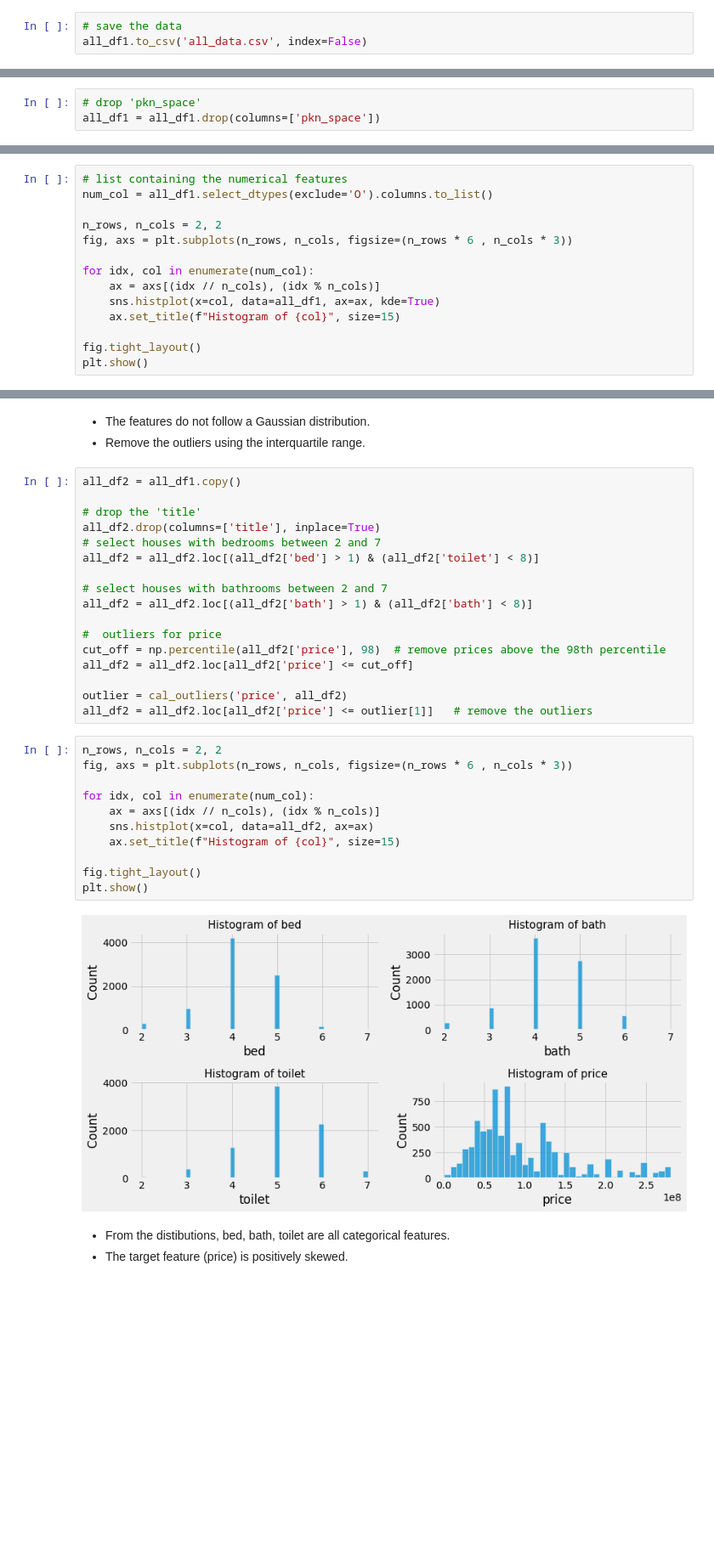
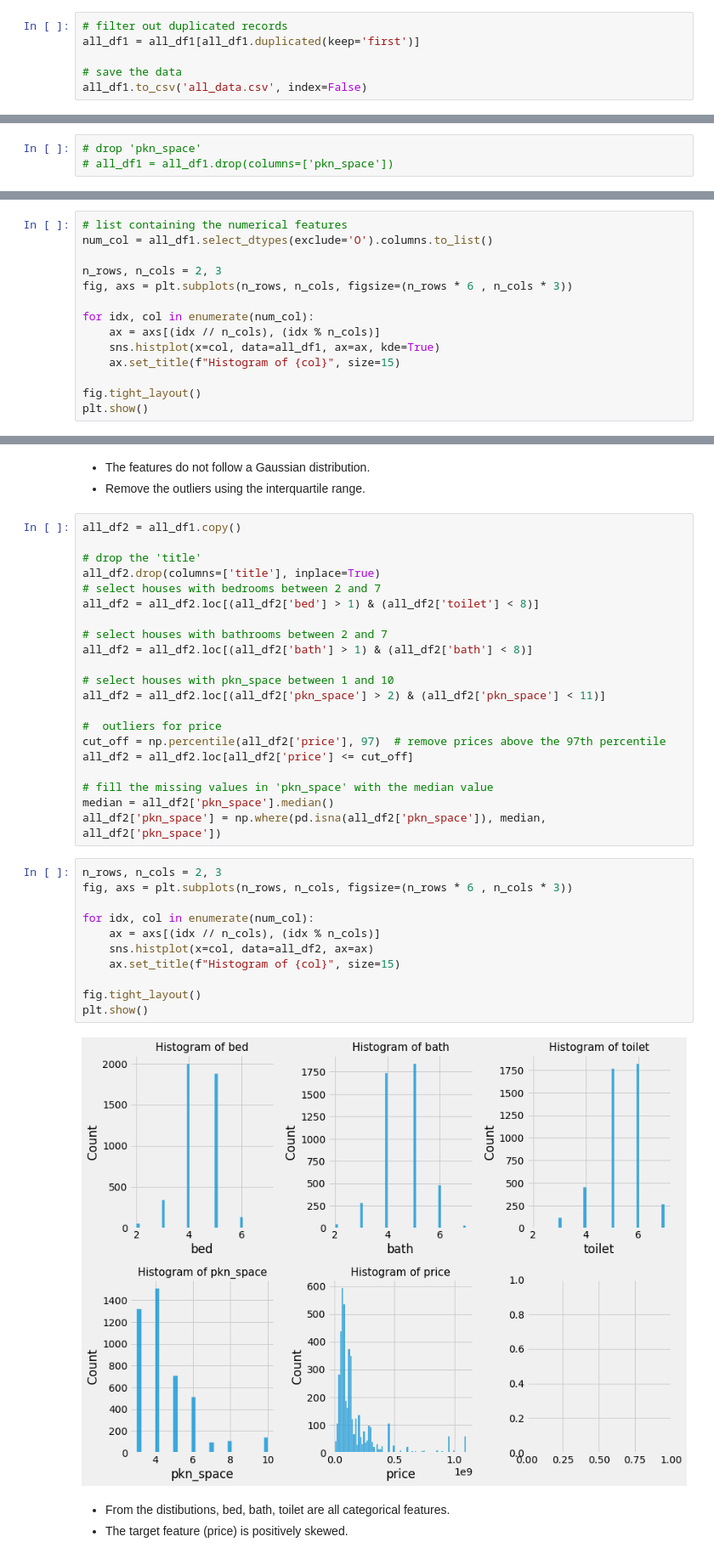
Before and after one commit to chineidu/house_prediction, a Jupyter notebook: house_prices.ipynb, the cells around one changed output, grey strips where cells are left out. Shown at 85% size. Cells and saved outputs as stored; diff of their text form; blank space fills up the shorter version.

```diff
--- a/house_prices.ipynb
+++ b/house_prices.ipynb
@@ -151,6 +136,9 @@ all_df1.head()
 | 4 | 3 bedroom terraced duplex for sale | Lekki | 3 | 3 | 4 | NaN | 45000000 |
 | 5 | 5 bedroom detached duplex for sale | Lekki | 5 | 5 | 6 | NaN | 165000000 |
 # %%
+# filter out duplicated records
+all_df1 = all_df1[all_df1.duplicated(keep='first')]
+
 # save the data
 all_df1.to_csv('all_data.csv', index=False)
 # %% [markdown]
@@ -174,7 +162,7 @@ dtype: float64
 * Secondly, I don't think many Lagosians consider the parking space of a house before purchasing the house since every decent house should have at least a parking space for 2 cars.
 # %%
 # drop 'pkn_space'
-all_df1 = all_df1.drop(columns=['pkn_space'])
+# all_df1 = all_df1.drop(columns=['pkn_space'])
 # %%
 # descriptive statistics
 all_df1.describe()
@@ -200,7 +186,7 @@ all_df1.describe()
 # list containing the numerical features
 num_col = all_df1.select_dtypes(exclude='O').columns.to_list()
 
-n_rows, n_cols = 2, 2
+n_rows, n_cols = 2, 3
 fig, axs = plt.subplots(n_rows, n_cols, figsize=(n_rows * 6 , n_cols * 3))
 
 for idx, col in enumerate(num_col):
@@ -226,25 +212,29 @@ all_df2 = all_df2.loc[(all_df2['bed'] > 1) & (all_df2['toilet'] < 8)]
 # select houses with bathrooms between 2 and 7
 all_df2 = all_df2.loc[(all_df2['bath'] > 1) & (all_df2['bath'] < 8)]
 
+# select houses with pkn_space between 1 and 10
+all_df2 = all_df2.loc[(all_df2['pkn_space'] > 2) & (all_df2['pkn_space'] < 11)]
+
 #  outliers for price
-cut_off = np.percentile(all_df2['price'], 98)  # remove prices above the 98th percentile
+cut_off = np.percentile(all_df2['price'], 97)  # remove prices above the 97th percentile
 all_df2 = all_df2.loc[all_df2['price'] <= cut_off]
 
-outlier = cal_outliers('price', all_df2)
-all_df2 = all_df2.loc[all_df2['price'] <= outlier[1]]   # remove the outliers
+# fill the missing values in 'pkn_space' with the median value
+median = all_df2['pkn_space'].median()
+all_df2['pkn_space'] = np.where(pd.isna(all_df2['pkn_space']), median, all_df2['pkn_space'])
 # %%
-n_rows, n_cols = 2, 2
+n_rows, n_cols = 2, 3
 fig, axs = plt.subplots(n_rows, n_cols, figsize=(n_rows * 6 , n_cols * 3))
 
 for idx, col in enumerate(num_col):
     ax = axs[(idx // n_cols), (idx % n_cols)]
     sns.histplot(x=col, data=all_df2, ax=ax)
     ax.set_title(f"Histogram of {col}", size=15)
 
 fig.tight_layout()
 plt.show()
 # %% [output]
-[figure, old version]
+[figure, new version]
 # %% [markdown]
 * From the distibutions, bed, bath, toilet are all categorical features.
 * The target feature (price) is positively skewed.
```
Also changed, not shown: parts of 28 cells of this notebook, 4 other files.
